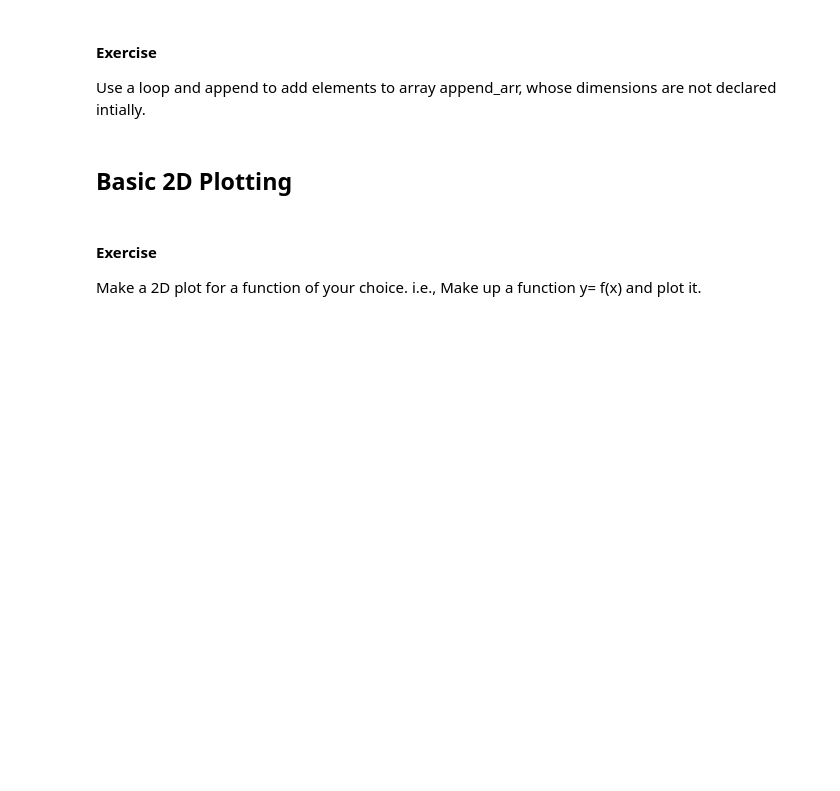
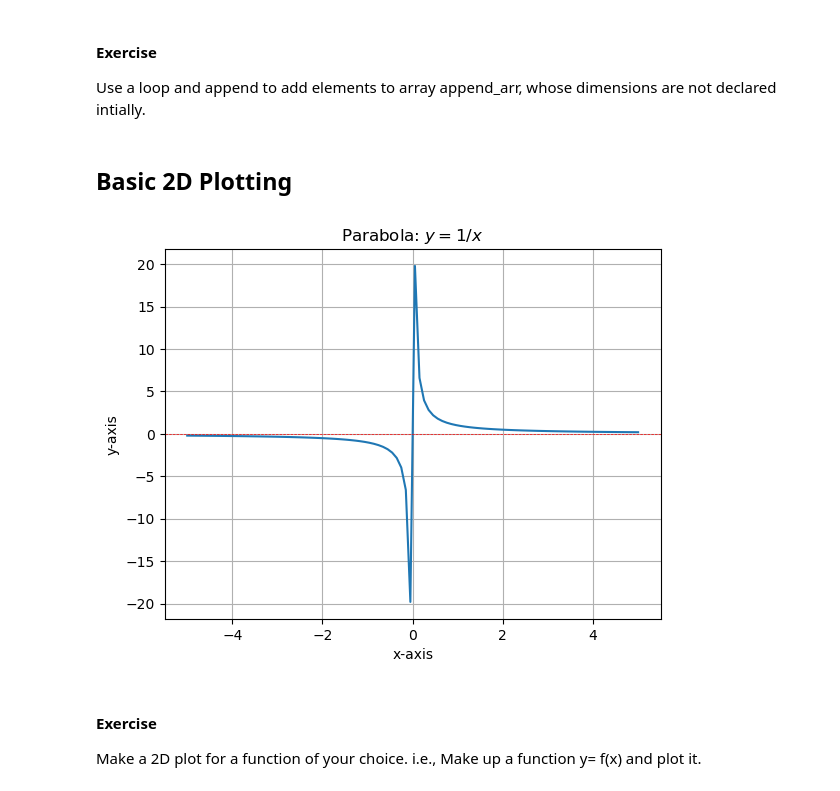
Before and after one commit to ramiroelena/ramiroelenaSU, a Jupyter notebook: Lecture 6_python_plotting.ipynb, the cells around one changed output. Saved outputs shown, nothing was run; the diff lists cells and outputs as text; code cells hidden in the pictures; blank space fills up the shorter version.

```diff
--- a/Lecture 6_python_plotting.ipynb
+++ b/Lecture 6_python_plotting.ipynb
@@ -115,20 +176,22 @@ Use a loop and append to add elements to array append_arr, whose dimensions are
 # %%
 # Try comment out the lines of code below and run it to see the plot
 # So you can see how the plot changes
 # Add comments to explain what each line does
 import matplotlib.pyplot as plt
 import numpy as np
 x = np.linspace(-5, 5, 100) # Change the range and number of points to see what happens
-y = x**2
+y = 1/x
 plt.plot(x, y)
-plt.title("Parabola: $y=x^2$")
+plt.title("Parabola: $y=1/x$")
 plt.xlabel("x-axis")
 plt.ylabel("y-axis")
 plt.grid()
 # plt.xlim(0, 5)  # Uncomment to limit x-axis from 0 to 5
 # plt.ylim(0, 25) # Uncomment to limit y-axis from 0 to 25
 plt.axhline(0, color='red',linewidth=0.5, ls='--')
 plt.show()
+# %% [output]
+[figure, added]
 # %% [markdown]
 #### Exercise
 Make a 2D plot for a function of your choice. i.e., Make up a function y= f(x) and plot it.
```
Also changed, not shown: parts of 16 cells of this notebook.
